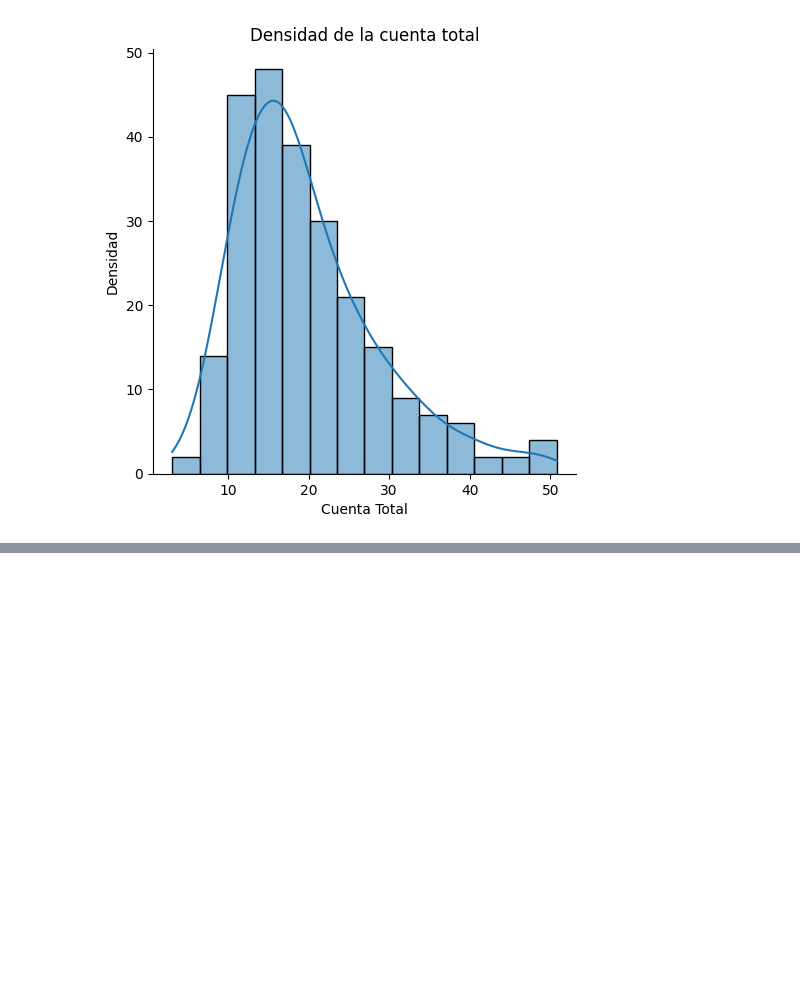
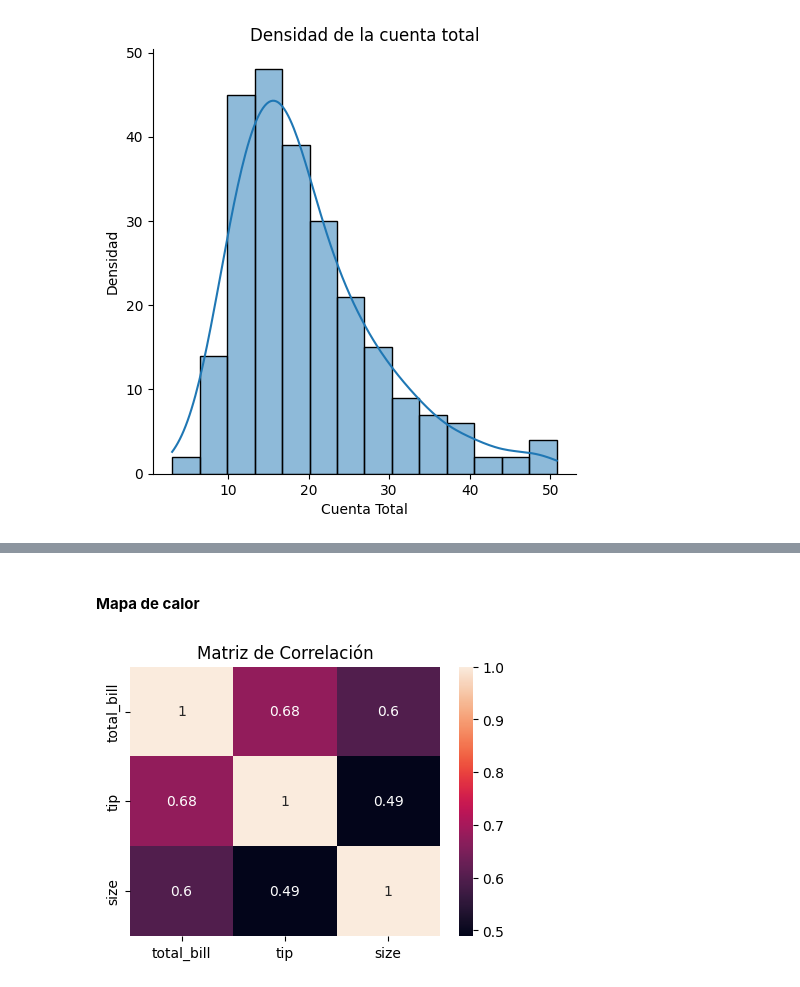
Before and after one commit to JuanFeA98/good_practices_DS, a Jupyter notebook: Scripts/Seaborn.ipynb, the cells around one changed output, grey strips where cells are left out. Cells and saved outputs as stored; diff of their text form; code cells hidden in the pictures; blank space fills up the shorter version.

Commit message:
Graficos de correlación

```diff
--- a/Scripts/Seaborn.ipynb
+++ b/Scripts/Seaborn.ipynb
@@ -202,0 +220,17 @@ plt.show()
+# %% [markdown]
+#### **Mapa de calor**
+# %%
+correlation_matrix = tips.corr(numeric_only=True)
+correlation_matrix
+
+fig, ax = plt.subplots(figsize=(5, 3.5))
+
+sns.heatmap(
+    data=correlation_matrix,
+    annot=True
+)
+
+plt.title('Matriz de Correlación')
+plt.show()
+# %% [output]
+[figure, added]
```
Also changed, not shown: parts of 11 cells of this notebook.
